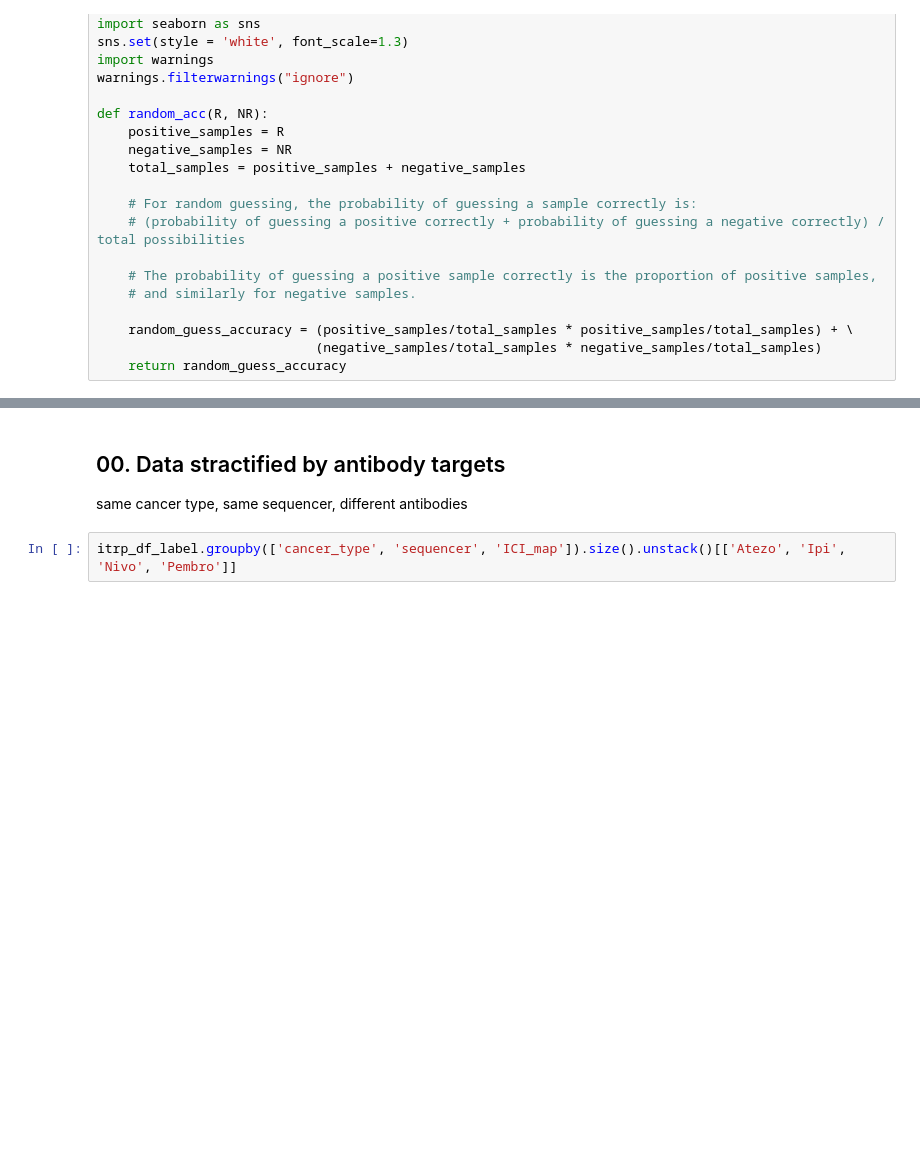
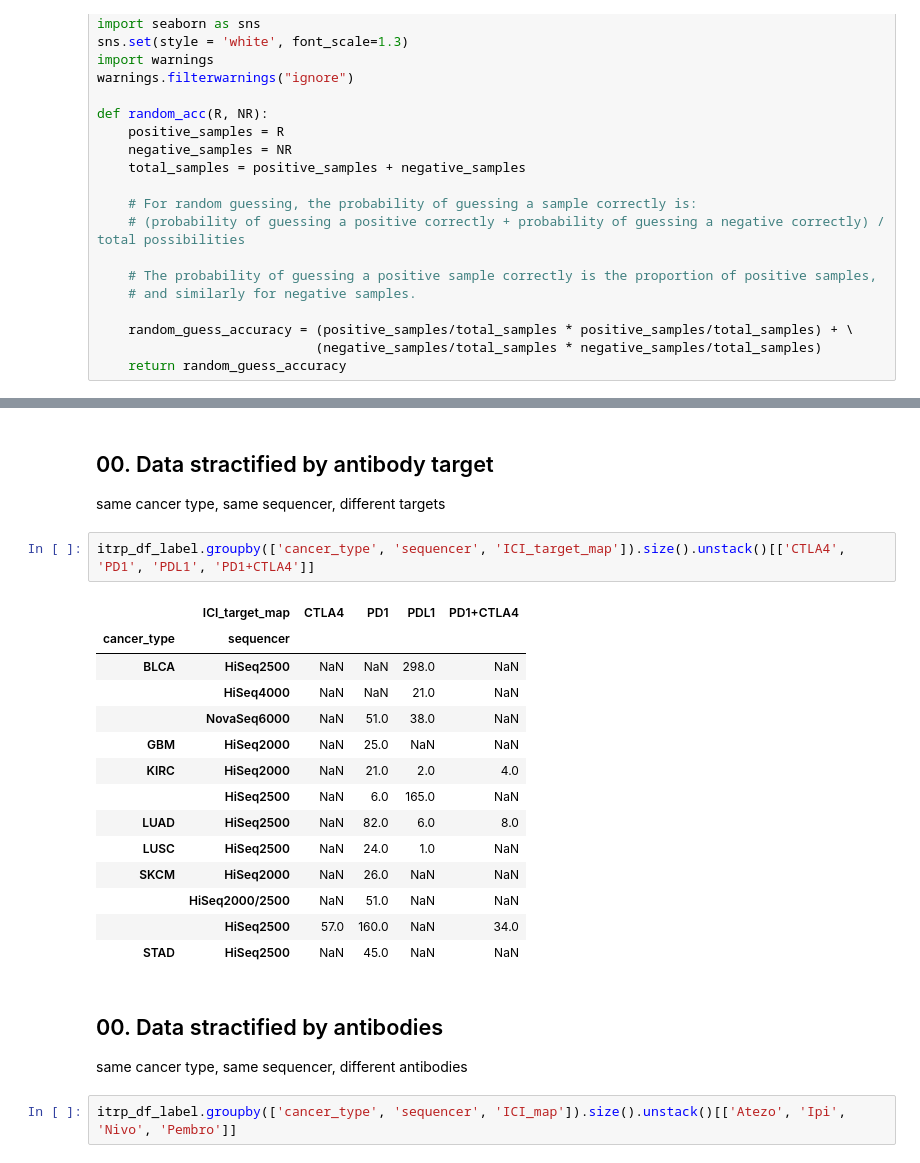
Before and after one commit to ashyamal/COMPASS, a Jupyter notebook: paper/01_model_performance/02_domain_transfer/00_data_stratification.ipynb, the cells around one changed output, grey strips where cells are left out. Saved outputs shown, nothing was run; the diff lists cells and outputs as text; blank space fills up the shorter version.

Commit message:
data stratification files

```diff
--- a/paper/01_model_performance/02_domain_transfer/00_data_stratification.ipynb
+++ b/paper/01_model_performance/02_domain_transfer/00_data_stratification.ipynb
@@ -46,5 +46,25 @@ itrp_df_tpm.shape, itrp_df_label.shape
+# %% [markdown]
+## 00. Data stractified by antibody target
+same cancer type, same sequencer, different targets
+# %%
+itrp_df_label.groupby(['cancer_type', 'sequencer', 'ICI_target_map']).size().unstack()[['CTLA4', 'PD1', 'PDL1', 'PD1+CTLA4']]
+# %% [output]
+|  | ICI_target_map | CTLA4 | PD1 | PDL1 | PD1+CTLA4 |
+| cancer_type | sequencer |  |  |  |  |
+| BLCA | HiSeq2500 | NaN | NaN | 298.0 | NaN |
+|  | HiSeq4000 | NaN | NaN | 21.0 | NaN |
+|  | NovaSeq6000 | NaN | 51.0 | 38.0 | NaN |
+| GBM | HiSeq2000 | NaN | 25.0 | NaN | NaN |
+| KIRC | HiSeq2000 | NaN | 21.0 | 2.0 | 4.0 |
+|  | HiSeq2500 | NaN | 6.0 | 165.0 | NaN |
+| LUAD | HiSeq2500 | NaN | 82.0 | 6.0 | 8.0 |
+| LUSC | HiSeq2500 | NaN | 24.0 | 1.0 | NaN |
+| SKCM | HiSeq2000 | NaN | 26.0 | NaN | NaN |
+|  | HiSeq2000/2500 | NaN | 51.0 | NaN | NaN |
+|  | HiSeq2500 | 57.0 | 160.0 | NaN | 34.0 |
+| STAD | HiSeq2500 | NaN | 45.0 | NaN | NaN |
 # %% [markdown]
-## 00. Data stractified by antibody targets
+## 00. Data stractified by antibodies
 same cancer type, same sequencer, different antibodies
 # %%
 itrp_df_label.groupby(['cancer_type', 'sequencer', 'ICI_map']).size().unstack()[['Atezo', 'Ipi', 'Nivo', 'Pembro']]
```
Also changed, not shown: parts of 1 cell of this notebook, 3 other files.
